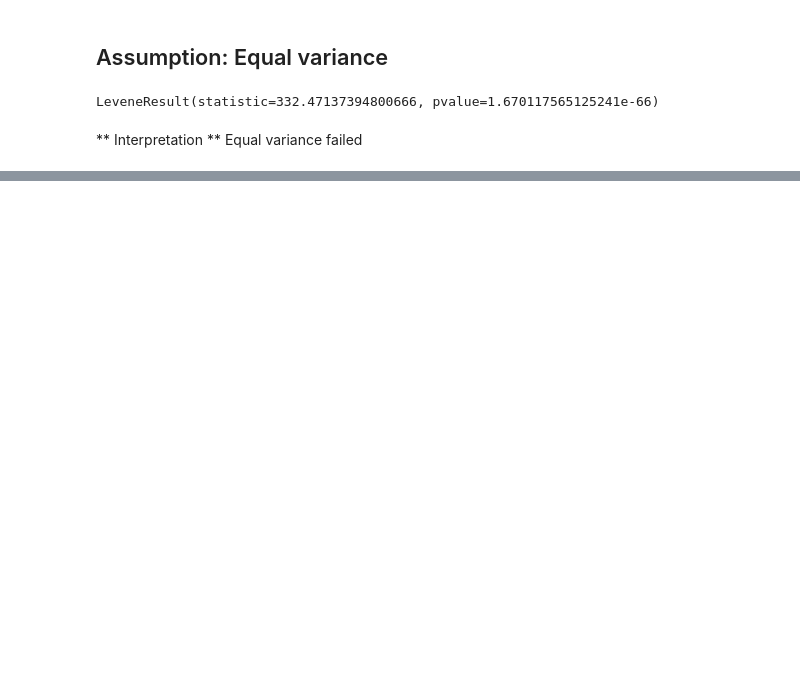
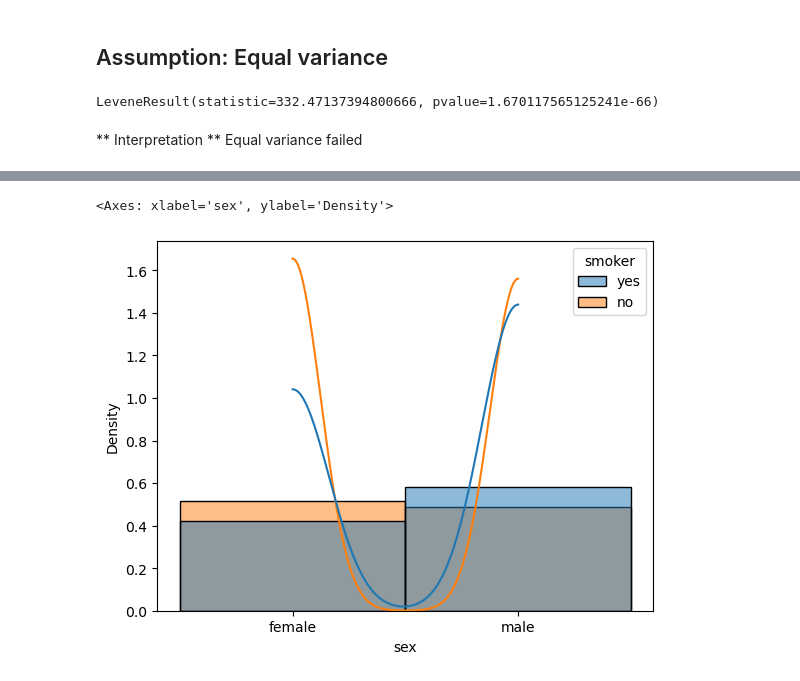
Before and after one commit to MrBCPT/DE_2023, a Jupyter notebook: Hypothesis_Testing_Insurance_Data(Core).ipynb, the cells around one changed output, grey strips where cells are left out. Cells and saved outputs as stored; diff of their text form; code cells hidden in the pictures; blank space fills up the shorter version.

```diff
--- a/Hypothesis_Testing_Insurance_Data(Core).ipynb
+++ b/Hypothesis_Testing_Insurance_Data(Core).ipynb
@@ -338,0 +224,7 @@ Name: Height, dtype: float64
+# %%
+## visualize the histogram of gender, but separate it by "smoker"
+sns.histplot(data=df, x='sex',hue='smoker',common_norm=False,
+             stat='density',kde=True)
+# %% [output]
+<Axes: xlabel='sex', ylabel='Density'>
+[figure, added]
```
Also changed, not shown: parts of 51 cells of this notebook.
